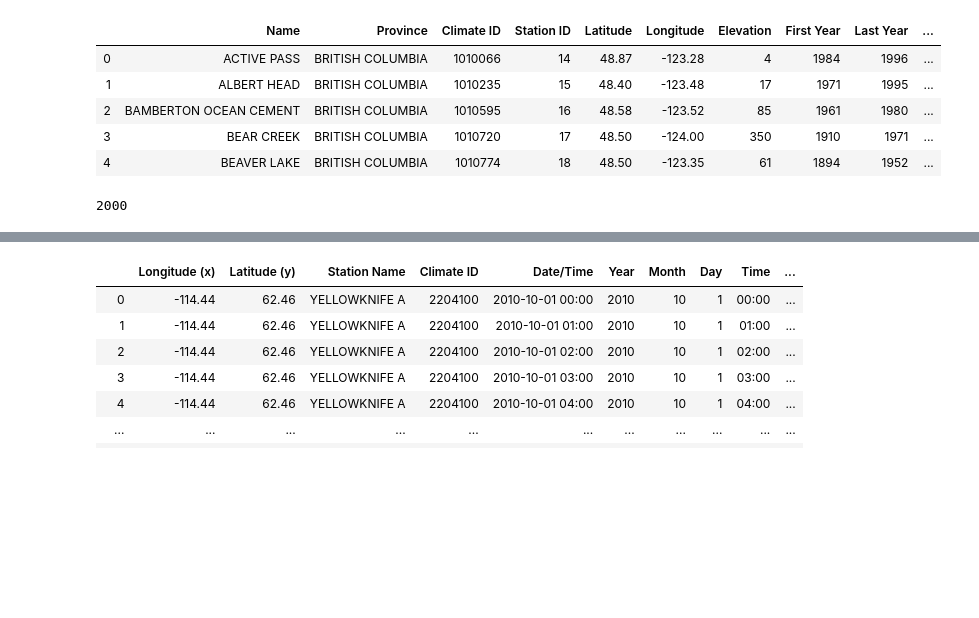
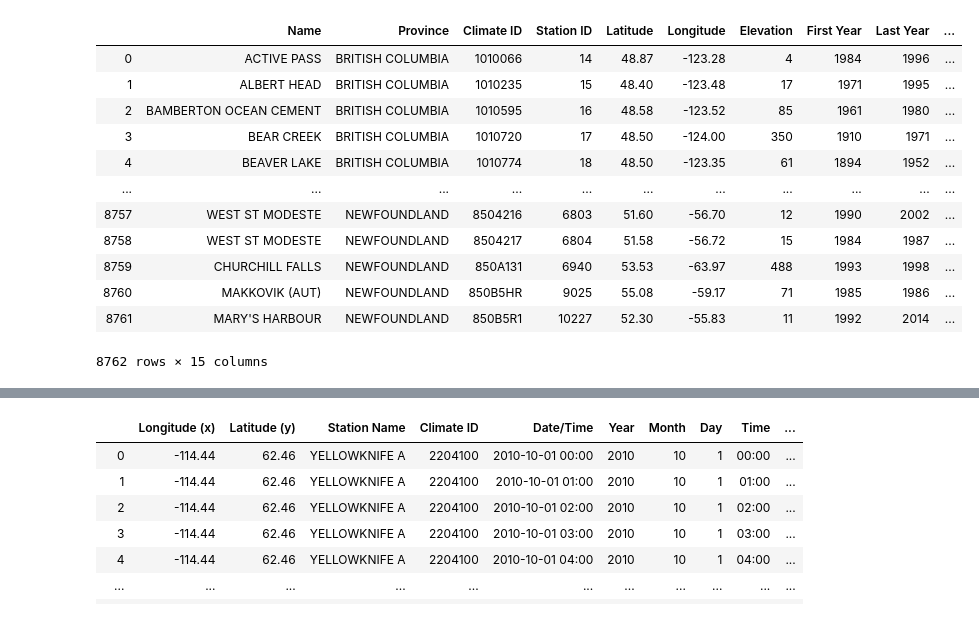
Before and after one commit to david-hurley/env-can-wx-app, a Jupyter notebook: map_generation.ipynb, the cells around one changed output, grey strips where cells are left out. Saved outputs shown, nothing was run; the diff lists cells and outputs as text; code cells hidden in the pictures; blank space fills up the shorter version.

Commit message:
reorganized pages and added table

```diff
--- a/map_generation.ipynb
+++ b/map_generation.ipynb
@@ -6,18 +6,18 @@ import numpy as np
 import matplotlib.pyplot as plt
 # %%
 df = pd.read_csv('station-metadata-processed.csv')
-df[df['HLY First Year']>0]['HLY First Year'].min()
-endyear=2010
-startyear=2000
-df.head()
+df
 # %% [output]
 |  | Name | Province | Climate ID | Station ID | Latitude | Longitude | Elevation | First Year | Last Year | ... |
 | 0 | ACTIVE PASS | BRITISH COLUMBIA | 1010066 | 14 | 48.87 | -123.28 | 4 | 1984 | 1996 | ... |
 | 1 | ALBERT HEAD | BRITISH COLUMBIA | 1010235 | 15 | 48.40 | -123.48 | 17 | 1971 | 1995 | ... |
 | 2 | BAMBERTON OCEAN CEMENT | BRITISH COLUMBIA | 1010595 | 16 | 48.58 | -123.52 | 85 | 1961 | 1980 | ... |
 | 3 | BEAR CREEK | BRITISH COLUMBIA | 1010720 | 17 | 48.50 | -124.00 | 350 | 1910 | 1971 | ... |
 | 4 | BEAVER LAKE | BRITISH COLUMBIA | 1010774 | 18 | 48.50 | -123.35 | 61 | 1894 | 1952 | ... |
+| ... | ... | ... | ... | ... | ... | ... | ... | ... | ... | ... |
+| 8757 | WEST ST MODESTE | NEWFOUNDLAND | 8504216 | 6803 | 51.60 | -56.70 | 12 | 1990 | 2002 | ... |
+| 8758 | WEST ST MODESTE | NEWFOUNDLAND | 8504217 | 6804 | 51.58 | -56.72 | 15 | 1984 | 1987 | ... |
+| 8759 | CHURCHILL FALLS | NEWFOUNDLAND | 850A131 | 6940 | 53.53 | -63.97 | 488 | 1993 | 1998 | ... |
+| 8760 | MAKKOVIK (AUT) | NEWFOUNDLAND | 850B5HR | 9025 | 55.08 | -59.17 | 71 | 1985 | 1986 | ... |
+| 8761 | MARY'S HARBOUR | NEWFOUNDLAND | 850B5R1 | 10227 | 52.30 | -55.83 | 11 | 1992 | 2014 | ... |
+8762 rows × 15 columns
-# %%
-df[(df['First Year']<=endyear) & (df['Last Year']>=startyear)]['Last Year'].min()
-# %% [output]
-2000
```
Also changed, not shown: parts of 1 cell of this notebook, 6 other files.
